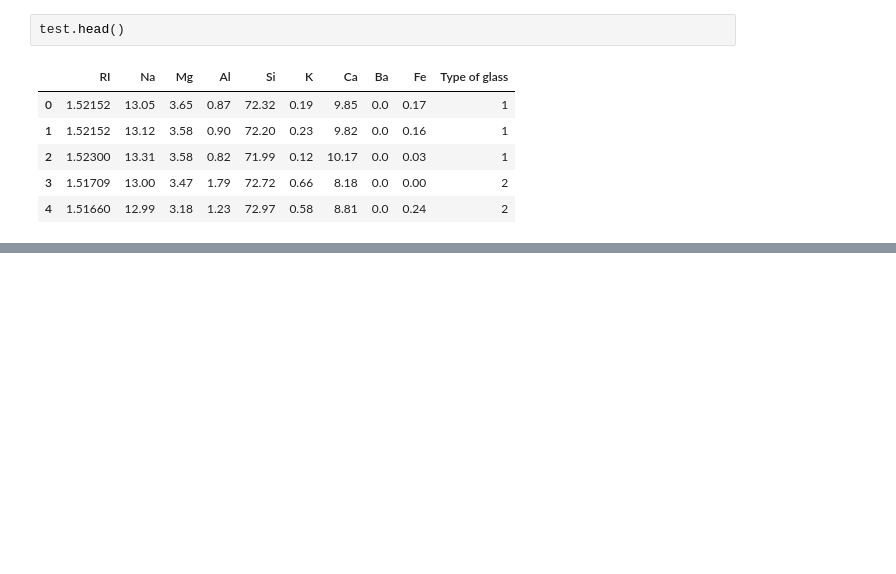
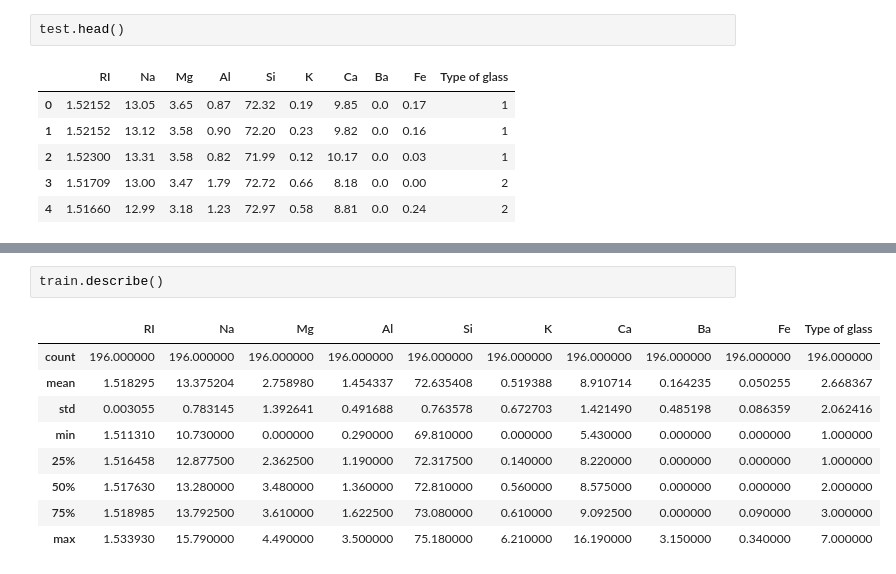
Before and after one commit to ajithspoojary/ML_Task7, a Jupyter notebook: Guvi_KNN_Assignment10.ipynb, the cells around one changed output, grey strips where cells are left out. Drawn from its saved outputs; the diff is of its cells as text; blank space fills up the shorter version.

```diff
--- a/Guvi_KNN_Assignment10.ipynb
+++ b/Guvi_KNN_Assignment10.ipynb
@@ -56,0 +97,12 @@ test.head()
+# %%
+train.describe()
+# %% [output]
+|  | RI | Na | Mg | Al | Si | K | Ca | Ba | Fe | Type of glass |
+| count | 196.000000 | 196.000000 | 196.000000 | 196.000000 | 196.000000 | 196.000000 | 196.000000 | 196.000000 | 196.000000 | 196.000000 |
+| mean | 1.518295 | 13.375204 | 2.758980 | 1.454337 | 72.635408 | 0.519388 | 8.910714 | 0.164235 | 0.050255 | 2.668367 |
+| std | 0.003055 | 0.783145 | 1.392641 | 0.491688 | 0.763578 | 0.672703 | 1.421490 | 0.485198 | 0.086359 | 2.062416 |
+| min | 1.511310 | 10.730000 | 0.000000 | 0.290000 | 69.810000 | 0.000000 | 5.430000 | 0.000000 | 0.000000 | 1.000000 |
+| 25% | 1.516458 | 12.877500 | 2.362500 | 1.190000 | 72.317500 | 0.140000 | 8.220000 | 0.000000 | 0.000000 | 1.000000 |
+| 50% | 1.517630 | 13.280000 | 3.480000 | 1.360000 | 72.810000 | 0.560000 | 8.575000 | 0.000000 | 0.000000 | 2.000000 |
+| 75% | 1.518985 | 13.792500 | 3.610000 | 1.622500 | 73.080000 | 0.610000 | 9.092500 | 0.000000 | 0.090000 | 3.000000 |
+| max | 1.533930 | 15.790000 | 4.490000 | 3.500000 | 75.180000 | 6.210000 | 16.190000 | 3.150000 | 0.340000 | 7.000000 |
```
Also changed, not shown: parts of 11 cells of this notebook.
